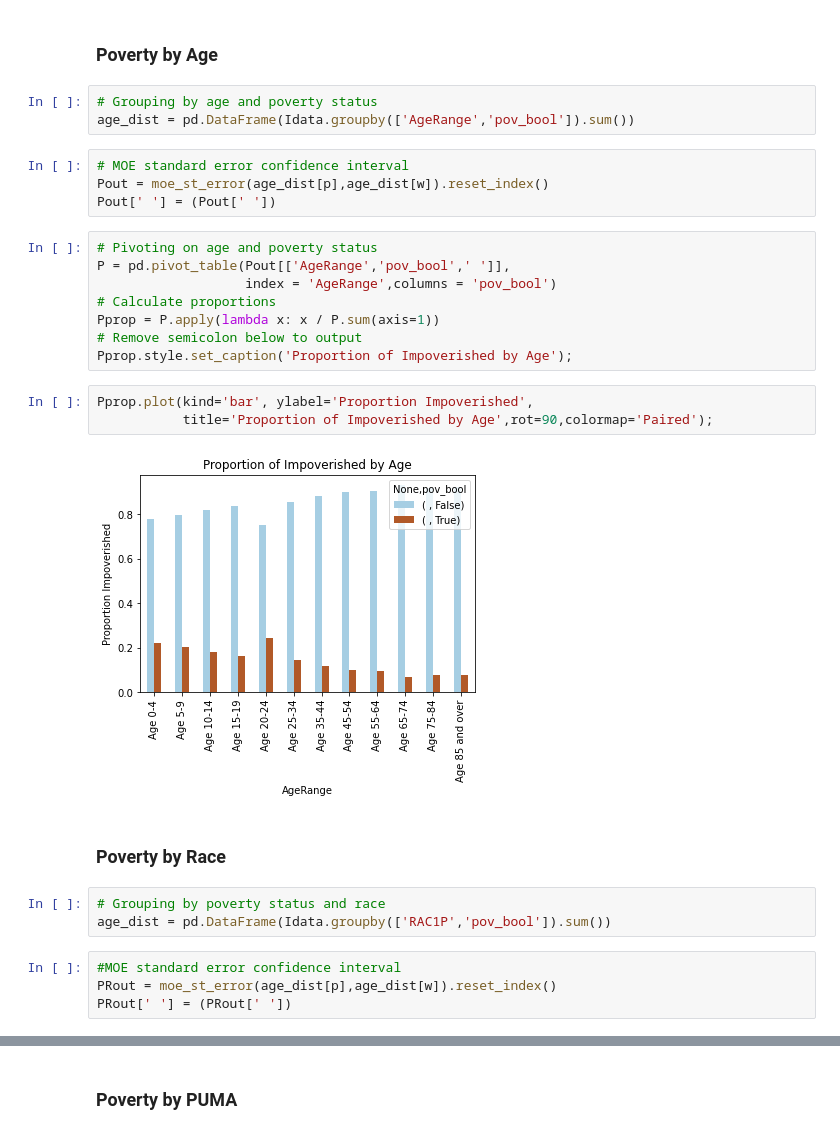
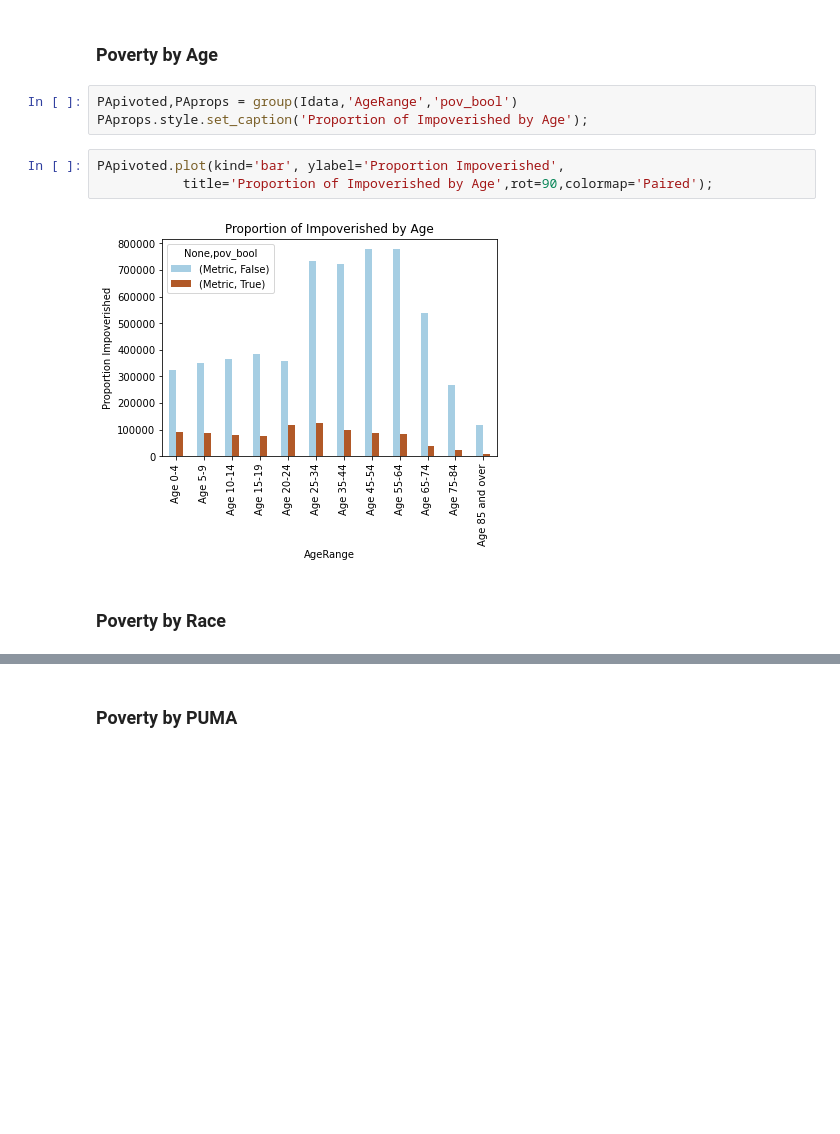
Before and after one commit to paradisal1/PUMS-EDA, a Jupyter notebook: Condensed_PUMS_Project.ipynb, the cells around one changed output, grey strips where cells are left out. Saved outputs shown, nothing was run; the diff lists cells and outputs as text; blank space fills up the shorter version.

```diff
--- a/Condensed_PUMS_Project.ipynb
+++ b/Condensed_PUMS_Project.ipynb
@@ -222,32 +142,13 @@ G.plot(kind='bar',logy=True, ylabel='Count (Logarithmically Scaled)'
 # Poverty
 # %% [markdown]
 ### Poverty by Age
-# %%
-# Grouping by age and poverty status
-age_dist = pd.DataFrame(Idata.groupby(['AgeRange','pov_bool']).sum())
-# %%
-# MOE standard error confidence interval
-Pout = moe_st_error(age_dist[p],age_dist[w]).reset_index()
-Pout[' '] = (Pout[' '])
-# %%
-# Pivoting on age and poverty status
-P = pd.pivot_table(Pout[['AgeRange','pov_bool',' ']],
-                   index = 'AgeRange',columns = 'pov_bool')
-# Calculate proportions
-Pprop = P.apply(lambda x: x / P.sum(axis=1))
-# Remove semicolon below to output
-Pprop.style.set_caption('Proportion of Impoverished by Age');
+# %%
+PApivoted,PAprops = group(Idata,'AgeRange','pov_bool')
+PAprops.style.set_caption('Proportion of Impoverished by Age');
 # %%
-Pprop.plot(kind='bar', ylabel='Proportion Impoverished',
+PApivoted.plot(kind='bar', ylabel='Proportion Impoverished',
            title='Proportion of Impoverished by Age',rot=90,colormap='Paired');
 # %% [output]
-[figure, old version]
+[figure, new version]
 # %% [markdown]
 ### Poverty by Race
-# %%
-# Grouping by poverty status and race
-age_dist = pd.DataFrame(Idata.groupby(['RAC1P','pov_bool']).sum())
-# %%
-#MOE standard error confidence interval
-PRout = moe_st_error(age_dist[p],age_dist[w]).reset_index()
-PRout[' '] = (PRout[' '])
```
Also changed, not shown: parts of 56 cells of this notebook, 1 other file.
